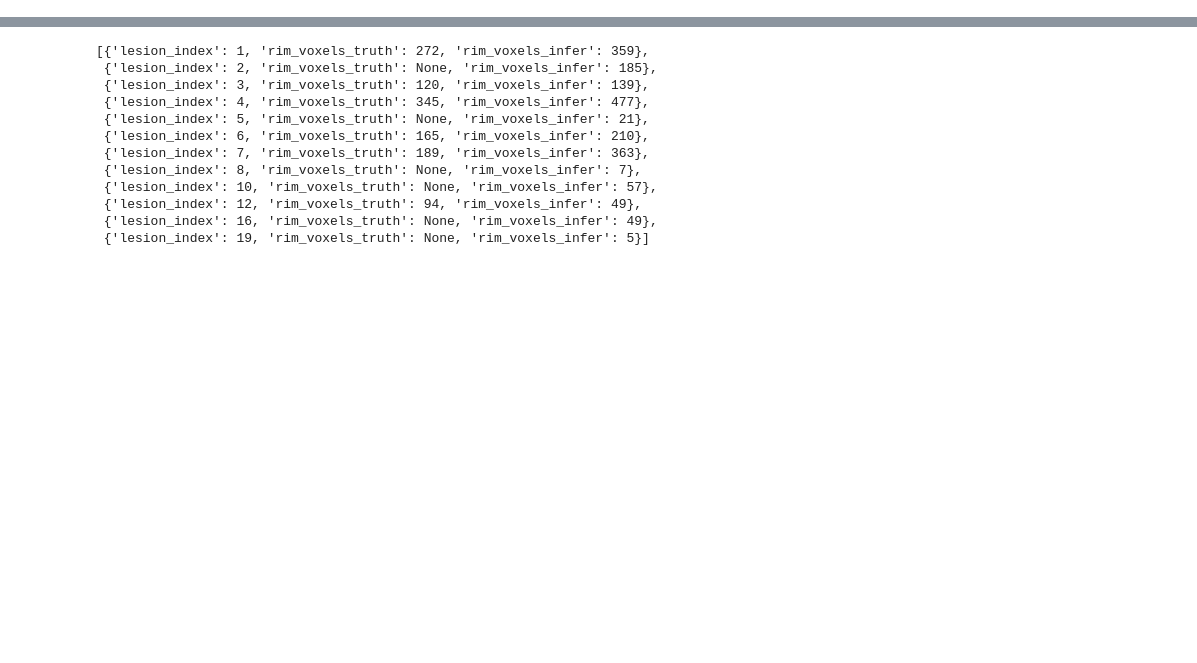
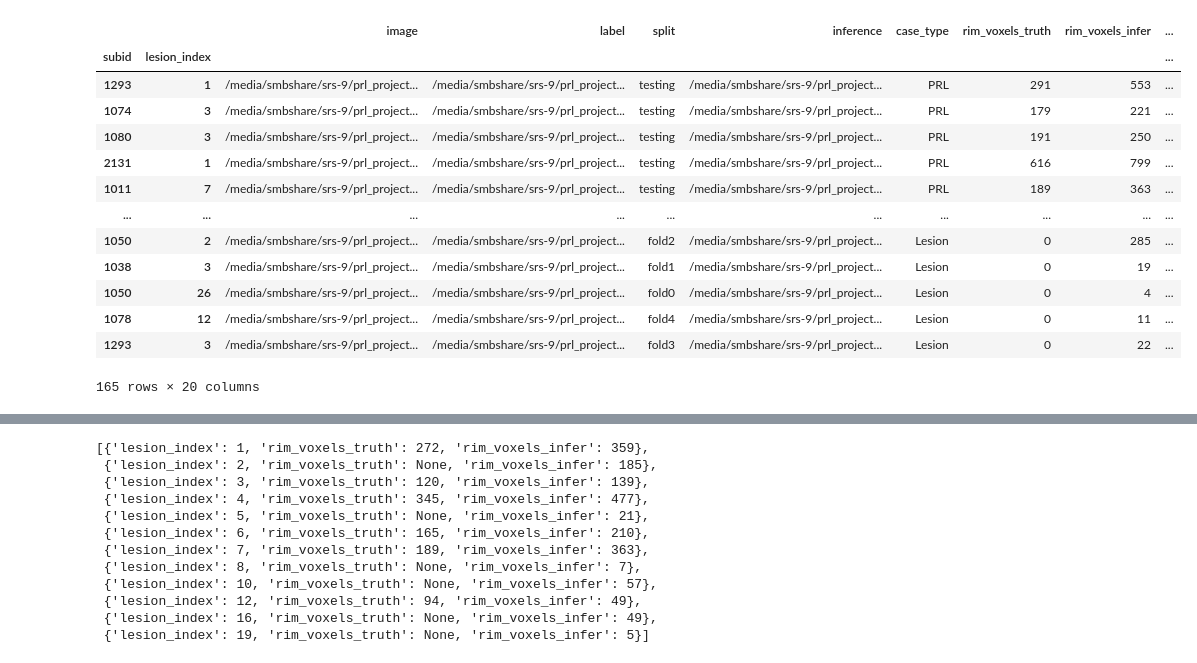
Before and after one commit to srs328/prl_project, a Jupyter notebook: notebooks/lesion_diagnostics.ipynb, the cells around one changed output, grey strips where cells are left out. Saved outputs shown, nothing was run; the diff lists cells and outputs as text; code cells hidden in the pictures; blank space fills up the shorter version.

```diff
--- a/notebooks/lesion_diagnostics.ipynb
+++ b/notebooks/lesion_diagnostics.ipynb
@@ -49,0 +189,35 @@ images: tuple[str, ...] = experiment.preprocess_config.images
+# %%
+from collections import defaultdict
+import traceback
+
+full_data = defaultdict(list)
+for prl_case in tqdm(experiment.cases):
+    full_data['case_info'].append(prl_case)
+    try:
+        prl_stats, prl_data = analyze_prl_case(prl_case)
+    except Exception as e:
+        exception_name = type(e).__name__
+        print(exception_name ,prl_case['subid'], prl_case['lesion_index'])
+        tb_str = traceback.format_exc()
+        print(f"Captured Traceback:\n{tb_str}")
+        continue
+    full_data['prl_stats'].append(prl_stats)
+    full_data['prl_data'].append(prl_data)
+
+import pickle as pkl
+
+cache_dir = Path("/home/srs-9/Projects/prl_project/analysis/.cache")
+cache_dir.exists()
+save_path = cache_dir / f"prl_image_stats-{experiment.id.replace('/', '_')}.pkl"
+with open(save_path, 'wb') as f:
+    pkl.dump(full_data, f)
+
+prl_stats = full_data['prl_stats']
+df_data = []
+for case_info, case_stats in zip(full_data['case_info'], full_data['prl_stats']):
+    df_data.append({**case_info, **case_stats})
+
+df_cases = pd.DataFrame(df_data).set_index(["subid","lesion_index"])
+
+save_path = cache_dir.parent / f"prl_image_stats-{experiment.id.replace('/', '_')}.csv"
+df_cases.sort_values(by="case_type", ascending=False).to_csv(save_path)
@@ -49,0 +242,17 @@ images: tuple[str, ...] = experiment.preprocess_config.images
+# %%
+df_cases[df_cases['has_iron_infer']]
+# %% [output]
+|  |  | image | label | split | inference | case_type | rim_voxels_truth | rim_voxels_infer | ... |
+| subid | lesion_index |  |  |  |  |  |  |  | ... |
+| 1293 | 1 | /media/smbshare/srs-9/prl_project... | /media/smbshare/srs-9/prl_project... | testing | /media/smbshare/srs-9/prl_project... | PRL | 291 | 553 | ... |
+| 1074 | 3 | /media/smbshare/srs-9/prl_project... | /media/smbshare/srs-9/prl_project... | testing | /media/smbshare/srs-9/prl_project... | PRL | 179 | 221 | ... |
+| 1080 | 3 | /media/smbshare/srs-9/prl_project... | /media/smbshare/srs-9/prl_project... | testing | /media/smbshare/srs-9/prl_project... | PRL | 191 | 250 | ... |
+| 2131 | 1 | /media/smbshare/srs-9/prl_project... | /media/smbshare/srs-9/prl_project... | testing | /media/smbshare/srs-9/prl_project... | PRL | 616 | 799 | ... |
+| 1011 | 7 | /media/smbshare/srs-9/prl_project... | /media/smbshare/srs-9/prl_project... | testing | /media/smbshare/srs-9/prl_project... | PRL | 189 | 363 | ... |
+| ... | ... | ... | ... | ... | ... | ... | ... | ... | ... |
+| 1050 | 2 | /media/smbshare/srs-9/prl_project... | /media/smbshare/srs-9/prl_project... | fold2 | /media/smbshare/srs-9/prl_project... | Lesion | 0 | 285 | ... |
+| 1038 | 3 | /media/smbshare/srs-9/prl_project... | /media/smbshare/srs-9/prl_project... | fold1 | /media/smbshare/srs-9/prl_project... | Lesion | 0 | 19 | ... |
+| 1050 | 26 | /media/smbshare/srs-9/prl_project... | /media/smbshare/srs-9/prl_project... | fold0 | /media/smbshare/srs-9/prl_project... | Lesion | 0 | 4 | ... |
+| 1078 | 12 | /media/smbshare/srs-9/prl_project... | /media/smbshare/srs-9/prl_project... | fold4 | /media/smbshare/srs-9/prl_project... | Lesion | 0 | 11 | ... |
+| 1293 | 3 | /media/smbshare/srs-9/prl_project... | /media/smbshare/srs-9/prl_project... | fold3 | /media/smbshare/srs-9/prl_project... | Lesion | 0 | 22 | ... |
+165 rows × 20 columns
```
Also changed, not shown: parts of 16 cells of this notebook, 10 other files.
